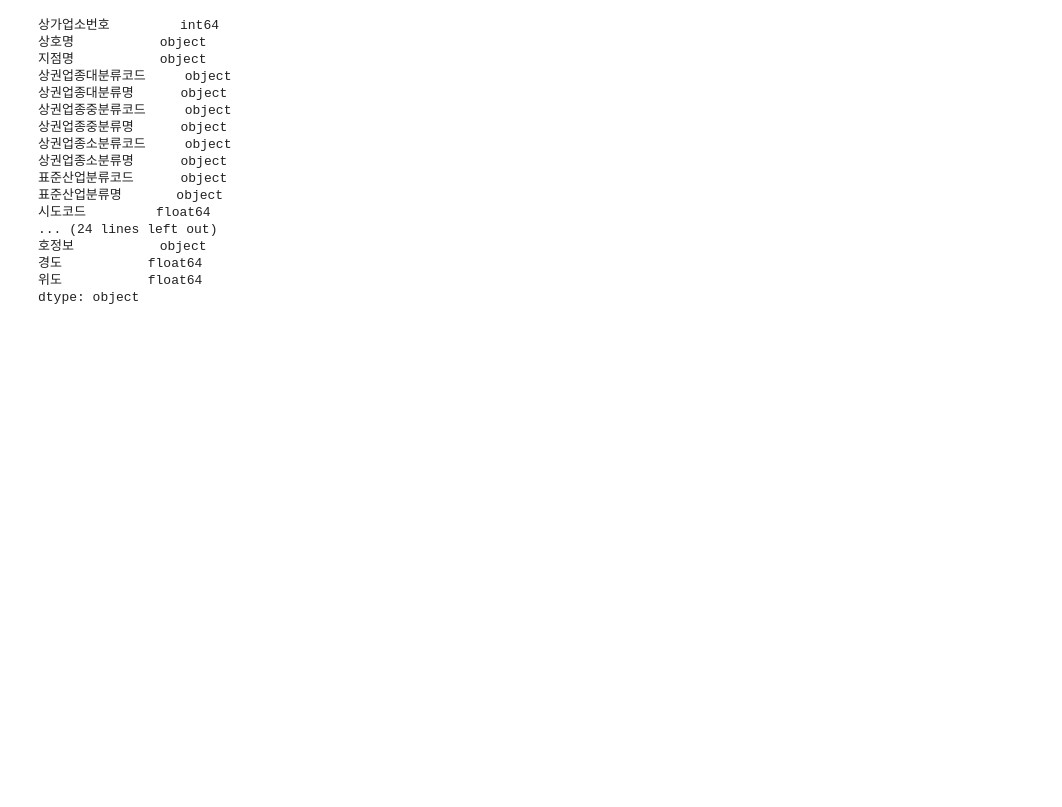
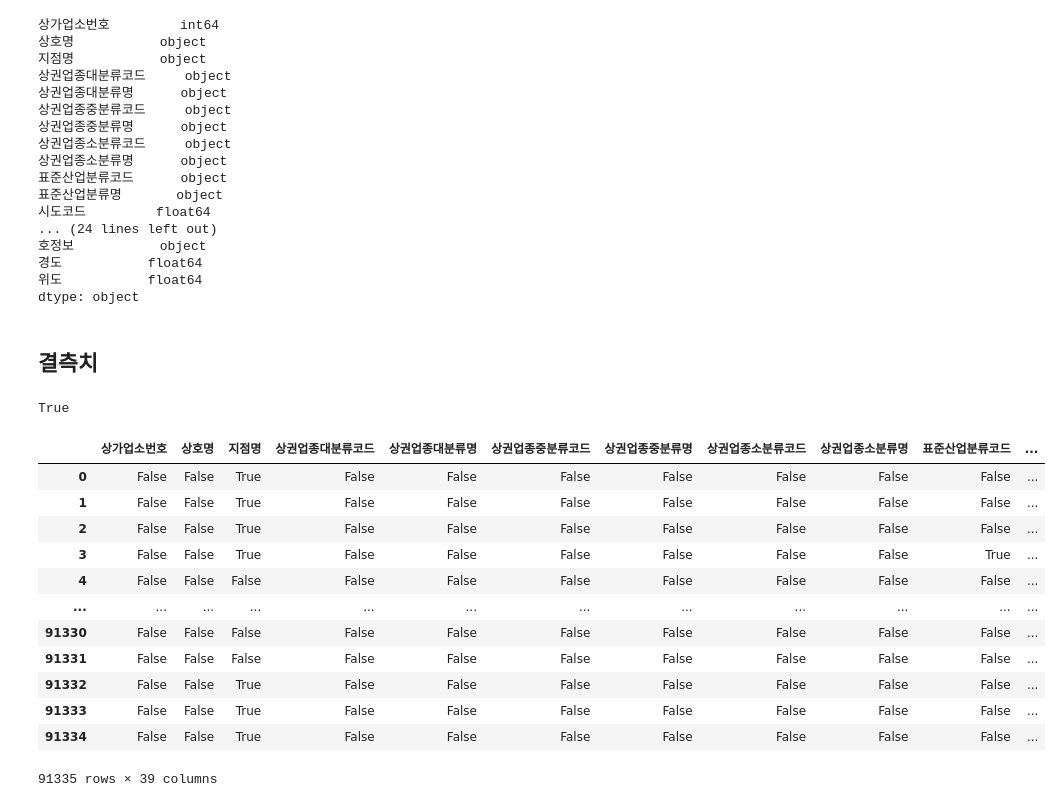
Before and after one commit to tree698/Data-Science-with-Python, a Jupyter notebook: 1. Data Analysis-Commercial Area Information in Seoul/Data Analysis.ipynb, the cells around one changed output. Drawn from its saved outputs; the diff is of its cells as text; code cells hidden in the pictures; blank space fills up the shorter version.

```diff
--- a/1. Data Analysis-Commercial Area Information in Seoul/Data Analysis.ipynb
+++ b/1. Data Analysis-Commercial Area Information in Seoul/Data Analysis.ipynb
@@ -114,3 +134,25 @@ df.dtypes
 경도           float64
 위도           float64
 dtype: object
+# %% [markdown]
+## 결측치
+# %%
+True == 1
+# %% [output]
+True
+# %%
+df.isnull()
+# %% [output]
+|  | 상가업소번호 | 상호명 | 지점명 | 상권업종대분류코드 | 상권업종대분류명 | 상권업종중분류코드 | 상권업종중분류명 | 상권업종소분류코드 | 상권업종소분류명 | 표준산업분류코드 | ... |
+| 0 | False | False | True | False | False | False | False | False | False | False | ... |
+| 1 | False | False | True | False | False | False | False | False | False | False | ... |
+| 2 | False | False | True | False | False | False | False | False | False | False | ... |
+| 3 | False | False | True | False | False | False | False | False | False | True | ... |
+| 4 | False | False | False | False | False | False | False | False | False | False | ... |
+| ... | ... | ... | ... | ... | ... | ... | ... | ... | ... | ... | ... |
+| 91330 | False | False | False | False | False | False | False | False | False | False | ... |
+| 91331 | False | False | False | False | False | False | False | False | False | False | ... |
+| 91332 | False | False | True | False | False | False | False | False | False | False | ... |
+| 91333 | False | False | True | False | False | False | False | False | False | False | ... |
+| 91334 | False | False | True | False | False | False | False | False | False | False | ... |
+91335 rows × 39 columns
```
Also changed, not shown: parts of 18 cells of this notebook.
